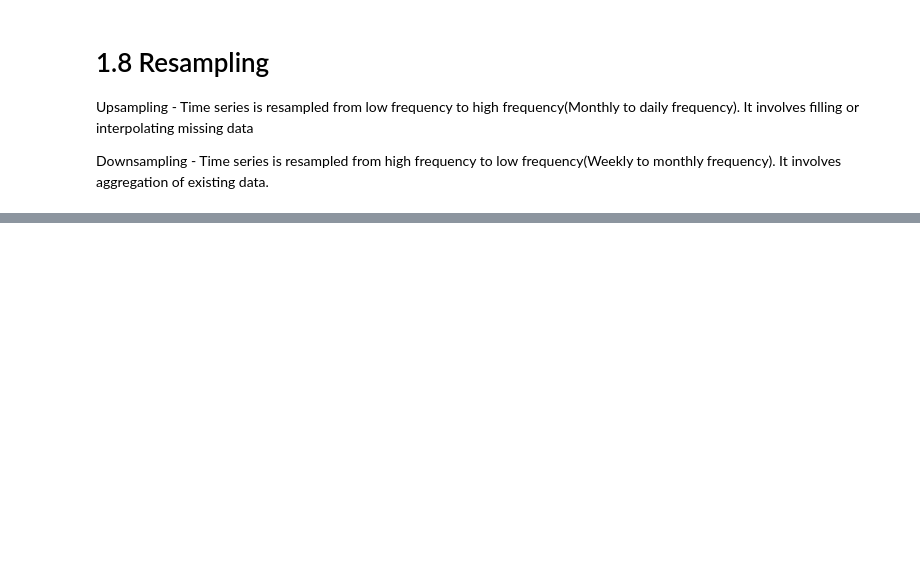
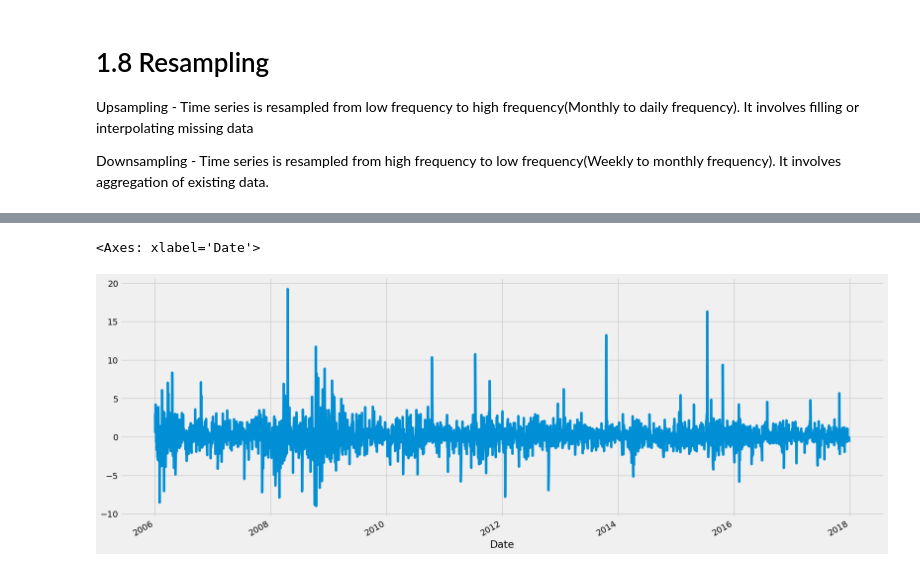
Before and after one commit to Gaurav3007/Time-Series-Forecasting-for-Stock-Prices, a Jupyter notebook: Time Series Forecasting for Stock Prices.ipynb, the cells around one changed output, grey strips where cells are left out. Saved outputs shown, nothing was run; the diff lists cells and outputs as text; code cells hidden in the pictures; blank space fills up the shorter version.

```diff
--- a/Time Series Forecasting for Stock Prices.ipynb
+++ b/Time Series Forecasting for Stock Prices.ipynb
@@ -242,0 +336,6 @@ Downsampling - Time series is resampled from high frequency to low frequency(Wee
+# %%
+google['Return'] = google.Change.sub(1).mul(100)
+google['Return'].plot(figsize=(20,8))
+# %% [output]
+<Axes: xlabel='Date'>
+[figure, added]
```
Also changed, not shown: parts of 81 cells of this notebook.
